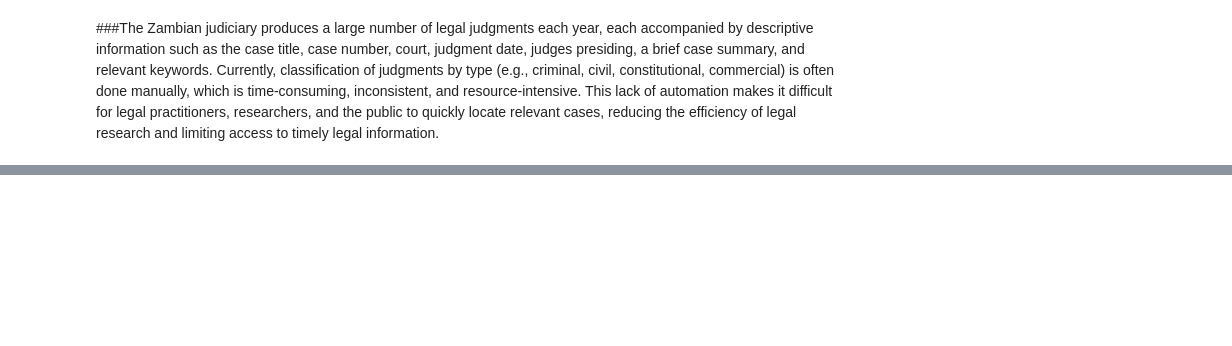
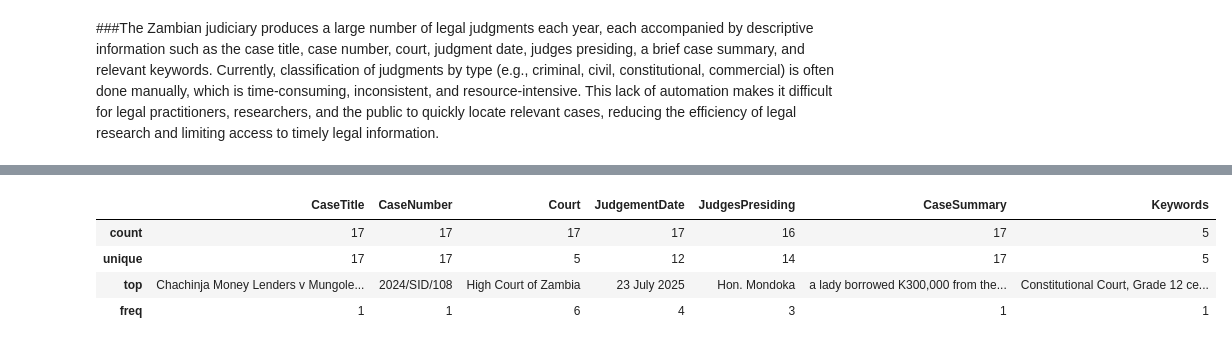
Before and after one commit to SuwilanjiTrey/DataMining-11, a Jupyter notebook: dataMiningGroup11.ipynb, the cells around one changed output, grey strips where cells are left out. Cells and saved outputs as stored; diff of their text form; code cells hidden in the pictures; blank space fills up the shorter version.

```diff
--- a/dataMiningGroup11.ipynb
+++ b/dataMiningGroup11.ipynb
@@ -52,0 +92,8 @@
+# %%
+df.describe()
+# %% [output]
+|  | CaseTitle | CaseNumber | Court | JudgementDate | JudgesPresiding | CaseSummary | Keywords |
+| count | 17 | 17 | 17 | 17 | 16 | 17 | 5 |
+| unique | 17 | 17 | 5 | 12 | 14 | 17 | 5 |
+| top | Chachinja Money Lenders v Mungole... | 2024/SID/108 | High Court of Zambia | 23 July 2025 | Hon. Mondoka | a lady borrowed K300,000 from the... | Constitutional Court, Grade 12 ce... |
+| freq | 1 | 1 | 6 | 4 | 3 | 1 | 1 |
```
Also changed, not shown: parts of 21 cells of this notebook.
